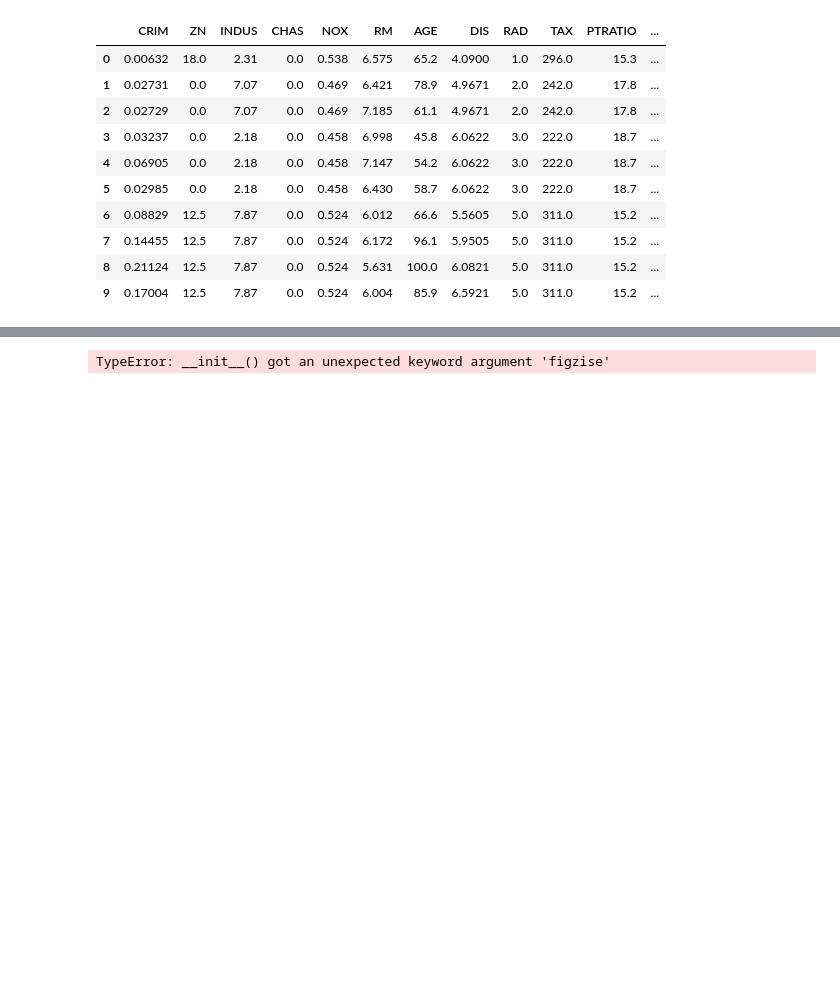
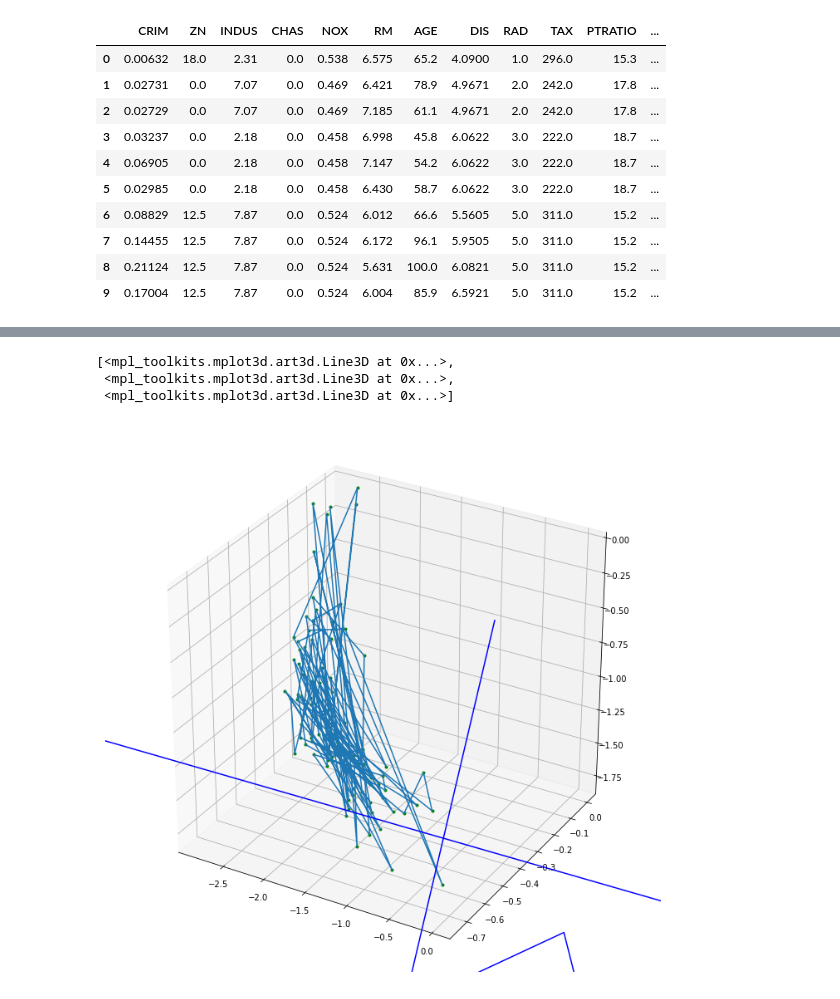
Before and after one commit to kaustubhharapanahalli/MachineLearningIntro, a Jupyter notebook: Linear Regression/house price detection using multivariate linear regression.ipynb, the cells around one changed output, grey strips where cells are left out. Cells and saved outputs as stored; diff of their text form; code cells hidden in the pictures; blank space fills up the shorter version.

```diff
--- a/Linear Regression/house price detection using multivariate linear regression.ipynb
+++ b/Linear Regression/house price detection using multivariate linear regression.ipynb
@@ -168,6 +157,9 @@ ax.plot(x1_train, x2_train, y_train, 'g.', x1_train, x2_train, hypothesis(final_
 # %%
-fig = plt.figure(figzise=(12,12))
+fig = plt.figure(figsize=(12,12))
 ax = fig.add_subplot(111, projection='3d')
-ax.plot(x1_test, x2_test, y_test, 'g.', x1_test, x2_test, hypothesis(final_a, final_b, final_c, x1_test, x2_test), 'b.')
+ax.plot(x1_test, x2_test, y_test, 'g.', x1_test, x2_test, hypothesis(final_a, final_b, final_c, x1_test, x2_test), 'b')
 # %% [output]
-TypeError: __init__() got an unexpected keyword argument 'figzise'
+[<mpl_toolkits.mplot3d.art3d.Line3D at 0x...>,
+ <mpl_toolkits.mplot3d.art3d.Line3D at 0x...>,
+ <mpl_toolkits.mplot3d.art3d.Line3D at 0x...>]
+[figure, added]
```
Also changed, not shown: parts of 12 cells of this notebook, 40 other files.
